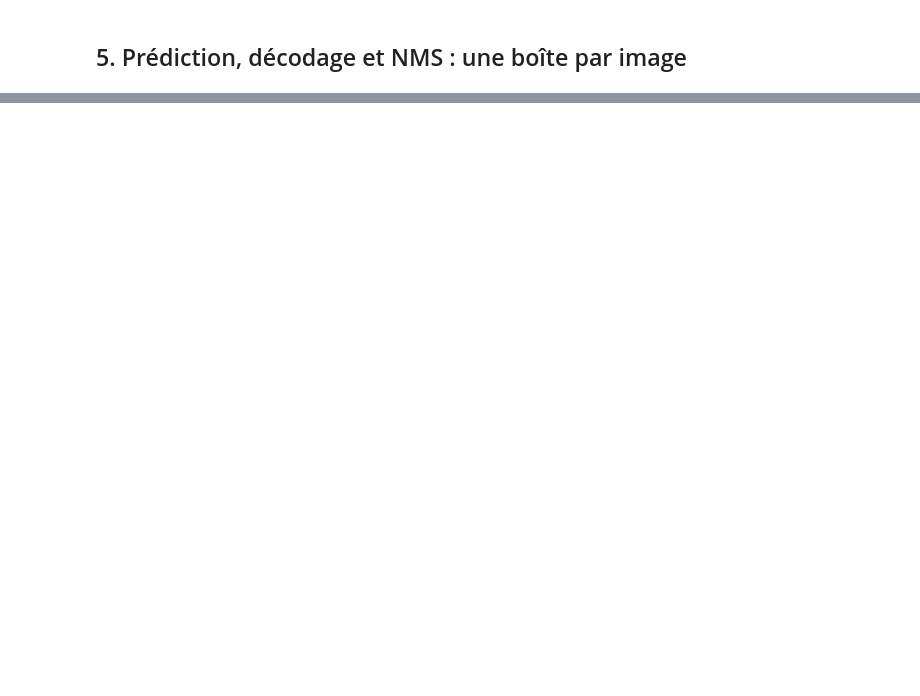
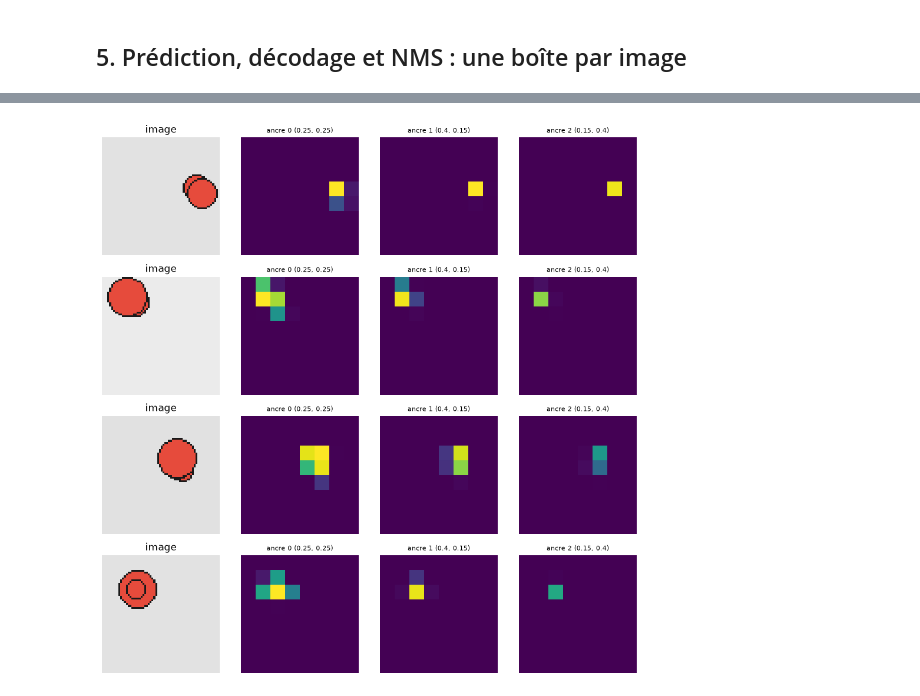
Before and after one commit to dhouhadahen/MiniProjet-r-seauDeNeurones, a Jupyter notebook: sujet_tensorboard/notebooks/demo.ipynb, the cells around one changed output, grey strips where cells are left out. Saved outputs shown, nothing was run; the diff lists cells and outputs as text; code cells hidden in the pictures; blank space fills up the shorter version.

```diff
--- a/sujet_tensorboard/notebooks/demo.ipynb
+++ b/sujet_tensorboard/notebooks/demo.ipynb
@@ -179,0 +187,24 @@ show_detections(list(images), [b for b, _ in results], [s for _, s in results])
+# %%
+import matplotlib.pyplot as plt
+
+# On extrait les prédictions brutes pour les 4 premières images
+with torch.no_grad():
+    logits_sample = model_k3(images[:4])
+
+# On isole uniquement le canal 0 (la probabilité de présence) pour nos 3 ancres
+objectness = torch.sigmoid(logits_sample.reshape(4, len(ANCHORS), 5, 8, 8)[:, :, 0])
+
+fig, axes = plt.subplots(4, len(ANCHORS) + 1, figsize=(2.4 * (len(ANCHORS) + 1), 9.6))
+for i in range(4):
+    axes[i, 0].imshow(images[i].permute(1, 2, 0))
+    axes[i, 0].set_title("image")
+    for k, (aw, ah) in enumerate(ANCHORS):
+        axes[i, k + 1].imshow(objectness[i, k], vmin=0, vmax=1, cmap="viridis")
+        axes[i, k + 1].set_title(f"ancre {k} ({aw}, {ah})", fontsize=8)
+
+for ax in axes.flat:
+    ax.axis("off")
+fig.tight_layout()
+plt.show()
+# %% [output]
+[figure, added]
```
Also changed, not shown: parts of 9 cells of this notebook.
